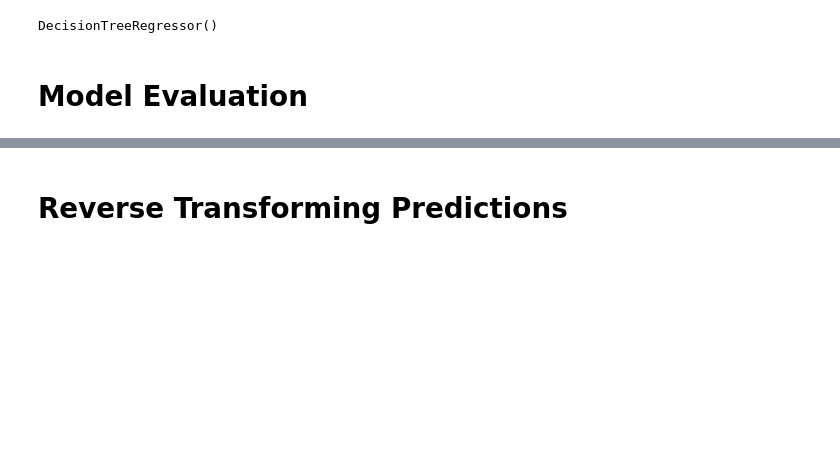
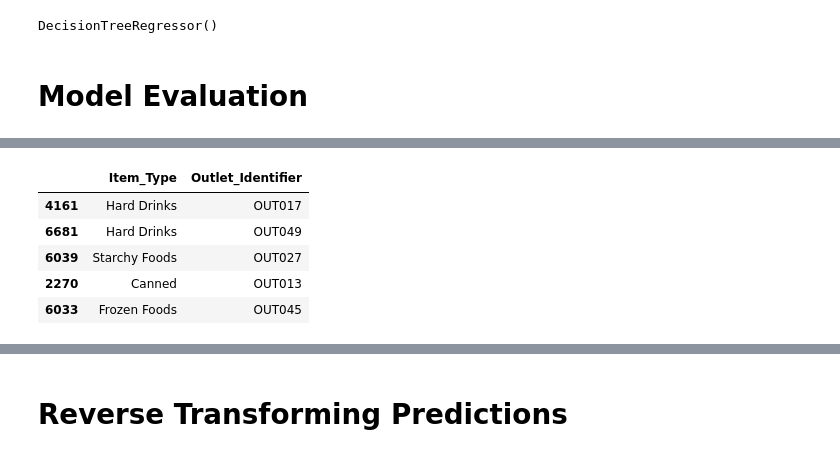
Before and after one commit to Gourav052003/Data-Driven-Sales-Forecasting-for-Big-Mart-Retail-Outlets, a Jupyter notebook: Big-Mart-Sales-Prediction.ipynb, the cells around one changed output, grey strips where cells are left out. Drawn from its saved outputs; the diff is of its cells as text; code cells hidden in the pictures; blank space fills up the shorter version.

```diff
--- a/Big-Mart-Sales-Prediction.ipynb
+++ b/Big-Mart-Sales-Prediction.ipynb
@@ -761,0 +782,10 @@ DecisionTreeRegressor()
+# %%
+nominal_validation = object_validation.iloc[:,:2]
+nominal_validation.head()
+# %% [output]
+|  | Item_Type | Outlet_Identifier |
+| 4161 | Hard Drinks | OUT017 |
+| 6681 | Hard Drinks | OUT049 |
+| 6039 | Starchy Foods | OUT027 |
+| 2270 | Canned | OUT013 |
+| 6033 | Frozen Foods | OUT045 |
```
Also changed, not shown: parts of 20 cells of this notebook.
